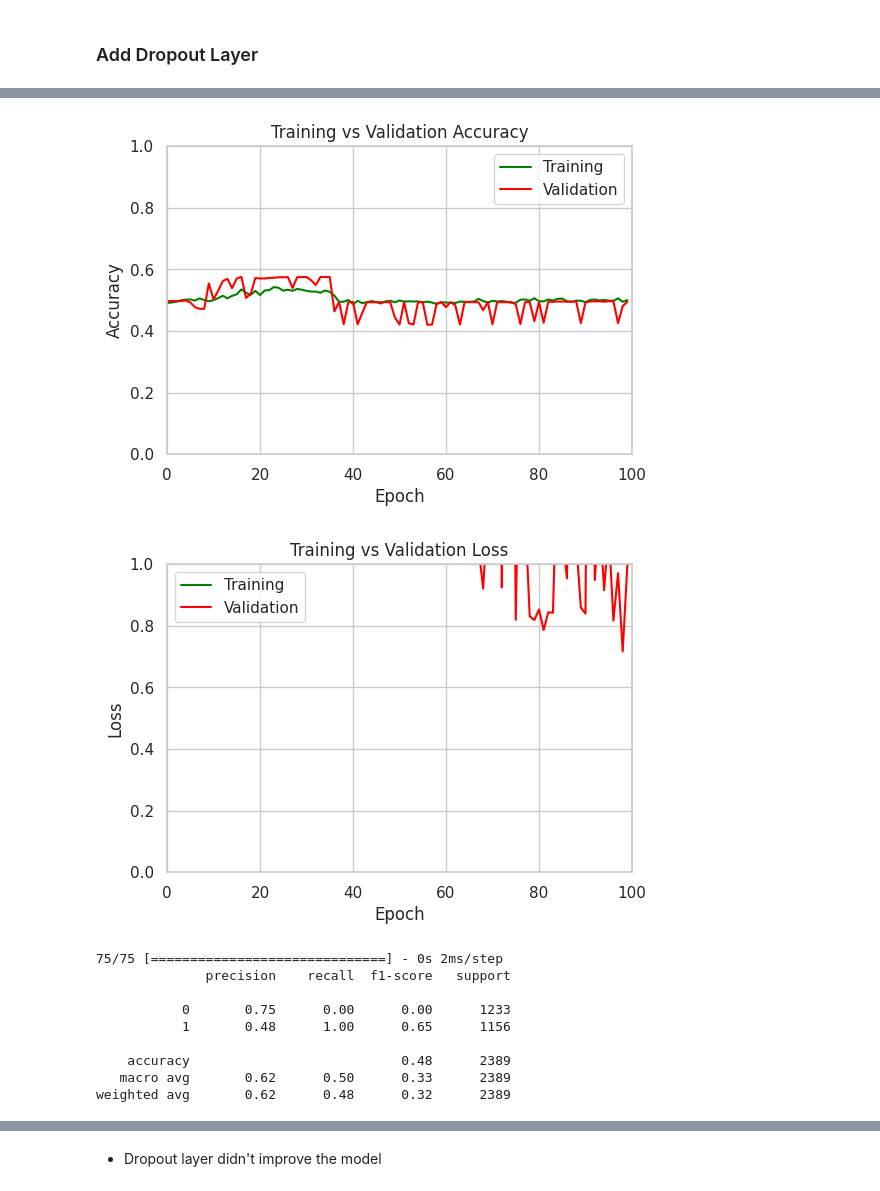
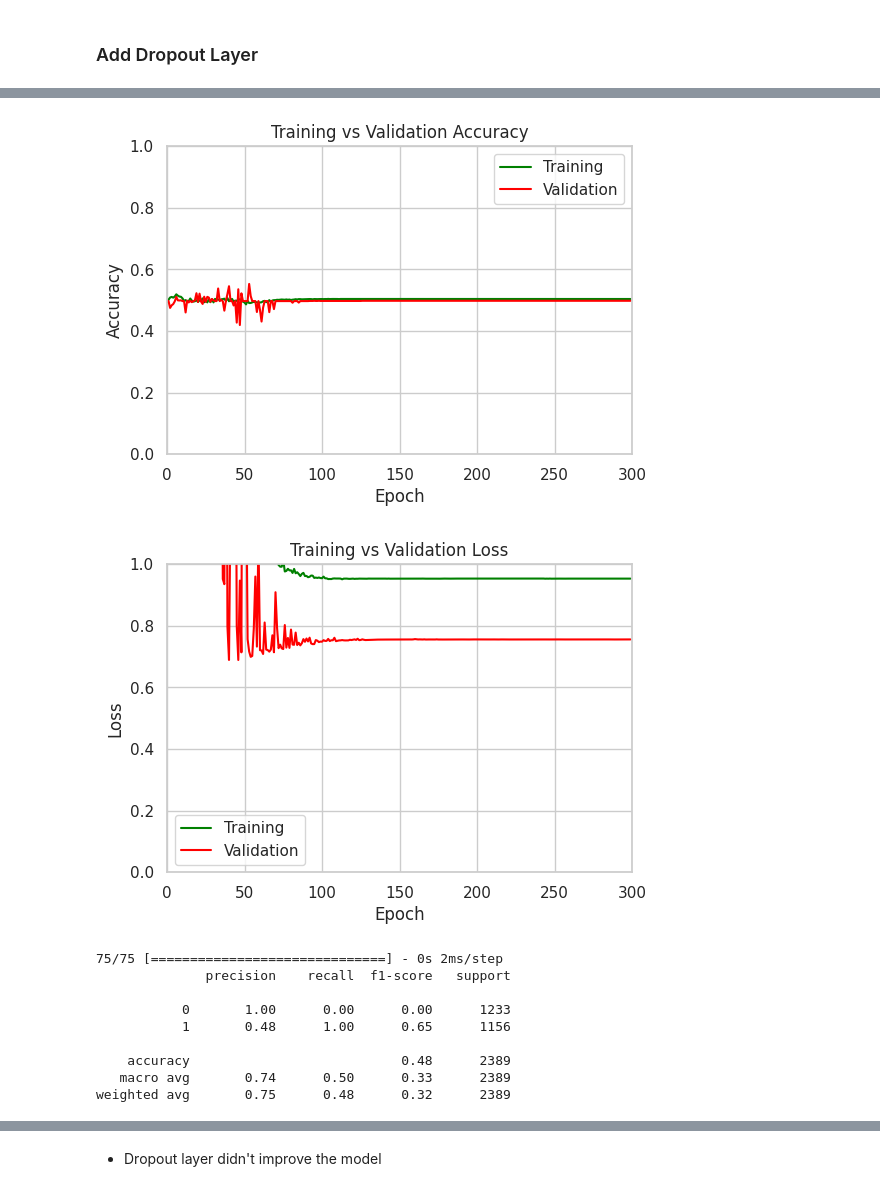
Before and after one commit to WaadAlharthi/ML_Portfolio, a Jupyter notebook: DL_Assignment_1_(Classification_with_ANN_Churn_Prediction).ipynb, the cells around one changed output, grey strips where cells are left out. Drawn from its saved outputs; the diff is of its cells as text; code cells hidden in the pictures.

```diff
--- a/DL_Assignment_1_(Classification_with_ANN_Churn_Prediction).ipynb
+++ b/DL_Assignment_1_(Classification_with_ANN_Churn_Prediction).ipynb
@@ -376,6 +376,9 @@ from sklearn import metrics
 from sklearn.model_selection import cross_val_score, cross_validate
 from sklearn.metrics import classification_report, confusion_matrix
 from sklearn.metrics import RocCurveDisplay, roc_auc_score, auc , roc_curve
+
+
+epochs=300
 # %% [output]
 2.14.0
 # %%
@@ -841,7 +880,7 @@ model6.add(Dense(1, activation="sigmoid"))
 
 print(model6.summary())
 model6.compile(optimizer=Adam(learning_rate=0.0001), loss="binary_crossentropy", metrics=["accuracy"])
-history6= model6.fit(X_train,y_train, epochs=100, validation_split=0.15, verbose=0, class_weight={0:1, 1:2})
+history6= model6.fit(X_train,y_train, epochs=epochs, validation_split=0.15, verbose=0, class_weight={0:1, 1:2})
 
 
 ### Evaluate
@@ -871,18 +910,18 @@ _________________________________________________________________
 
 =================================================================
 Total params: 183 (732.00 Byte)
 Trainable params: 183 (732.00 Byte)
 Non-trainable params: 0 (0.00 Byte)
 _________________________________________________________________
 None
-[figure, old version]
+[figure, new version]
-[figure, old version]
+[figure, new version]
 75/75 [==============================] - 0s 2ms/step
               precision    recall  f1-score   support
 
-           0       0.75      0.00      0.00      1233
+           0       1.00      0.00      0.00      1233
            1       0.48      1.00      0.65      1156
 
     accuracy                           0.48      2389
-   macro avg       0.62      0.50      0.33      2389
-weighted avg       0.62      0.48      0.32      2389
+   macro avg       0.74      0.50      0.33      2389
+weighted avg       0.75      0.48      0.32      2389
```
Also changed, not shown: parts of 22 cells of this notebook.
